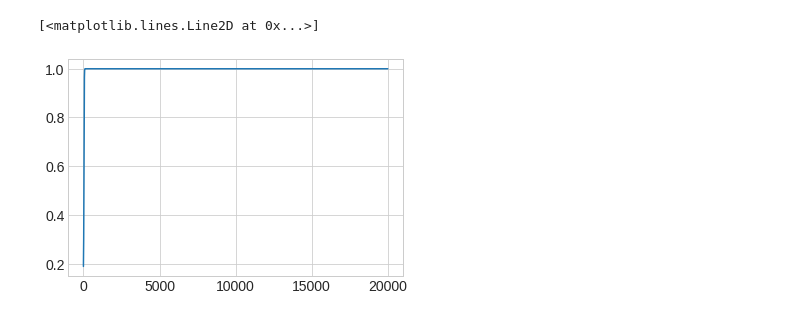
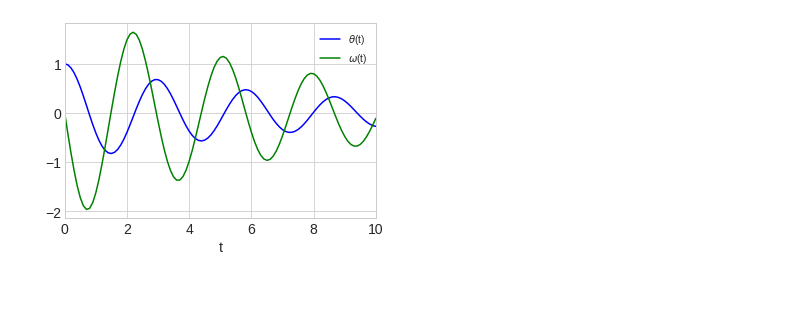
Before and after one commit to Ziaeemehr/workshop_jax, a Jupyter notebook: intro/solve_ode.ipynb, the cells around one changed output. Drawn from its saved outputs; the diff is of its cells as text; code cells hidden in the pictures; blank space fills up the shorter version.

```diff
--- a/intro/solve_ode.ipynb
+++ b/intro/solve_ode.ipynb
@@ -53,0 +76,5 @@ for t in tqdm.trange(nt):
+# %%
+t = jnp.linspace(0, 10, 101)
+y0 = jnp.array([1.0, 0.0])
+b = 0.25
+c = 5.0
@@ -54 +94,11 @@ for t in tqdm.trange(nt):
+# %%
+fig, ax = plt.subplots(1, figsize=(5, 3.5))
+ax.plot(t, sol[:, 0], 'b', label=r'$\theta$(t)')
+ax.plot(t, sol[:, 1], 'g', label=r'$\omega$(t)')
+ax.legend(loc='best')
+ax.set_xlabel('t')
+plt.tight_layout()
+plt.show()
+# %% [output]
+[figure, added]
 # %%
@@ -92,5 +141,0 @@ r = order_parameter(xs)
-# %%
-plt.plot(r)
-# %% [output]
-[<matplotlib.lines.Line2D at 0x...>]
-[figure, removed]
```
Also changed, not shown: parts of 22 cells of this notebook, 1 other file.
